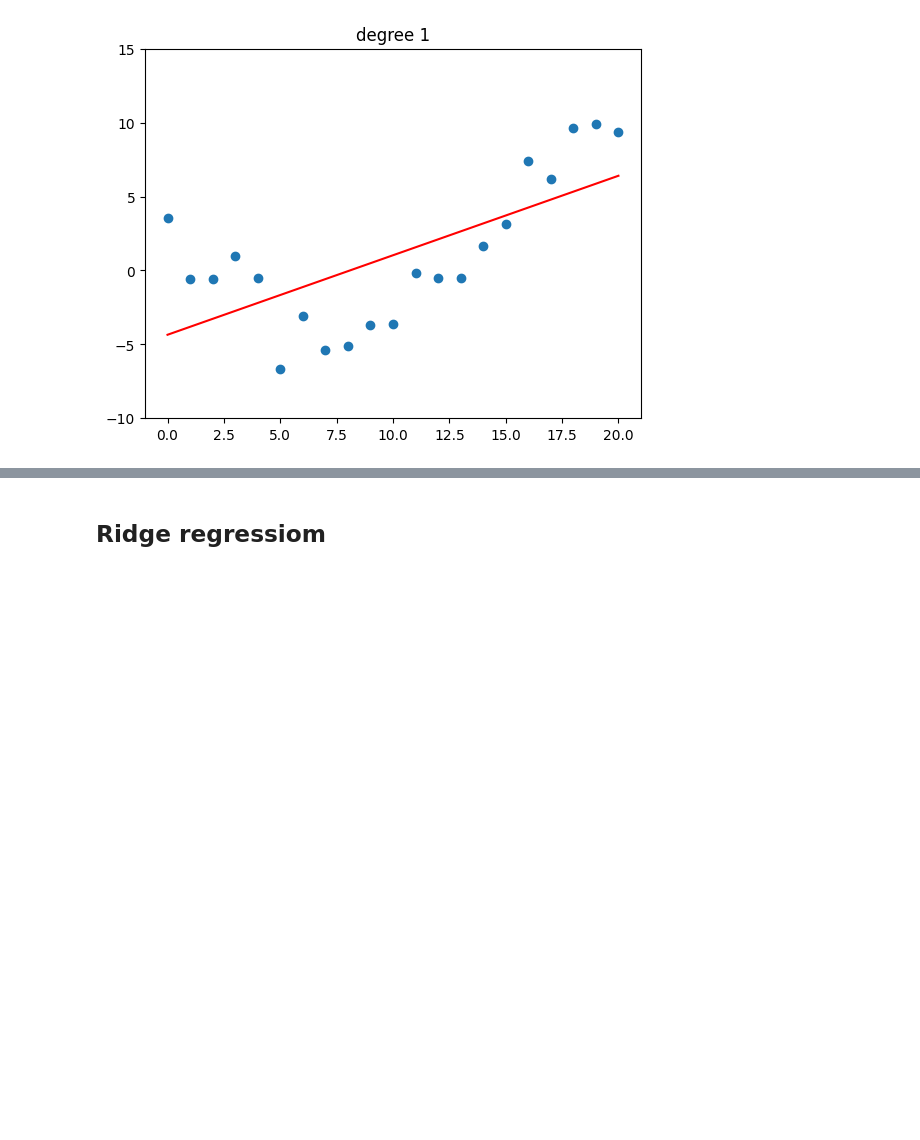
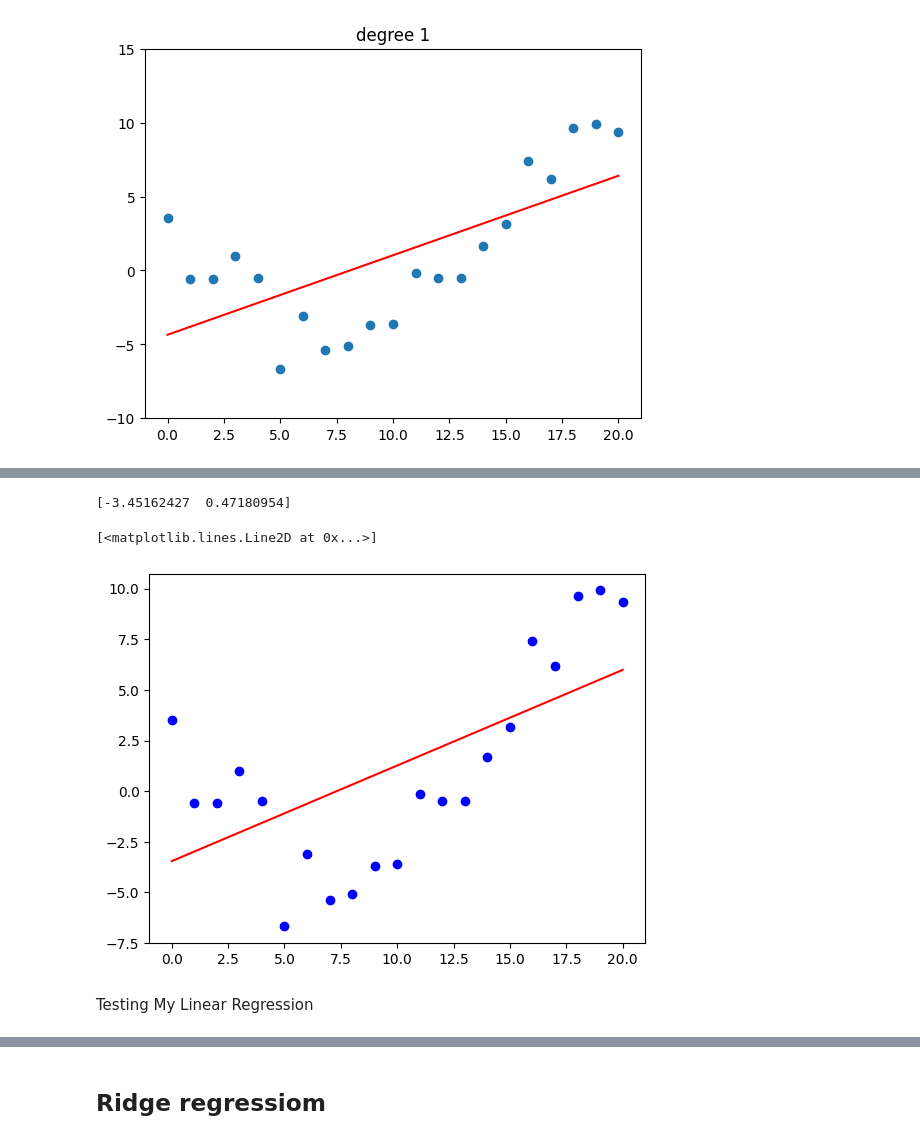
Before and after one commit to espalinha/Iniciacao-Cientifica, a Jupyter notebook: cap11/Cap11.ipynb, the cells around one changed output, grey strips where cells are left out. Saved outputs shown, nothing was run; the diff lists cells and outputs as text; code cells hidden in the pictures; blank space fills up the shorter version.

```diff
--- a/cap11/Cap11.ipynb
+++ b/cap11/Cap11.ipynb
@@ -115,34 +115,3 @@ for deg in chosen_degs:
  [19.]
  [20.]]
 [figure]
-# %%
-import numpy as np
-
-
-#algorithm implemented by description of formula 3.6, page 45, Elements of Statistical Learning, 2ed;  Trevor Hastie , Robert Tibshirani , Jerome Friedman
-def my_linear_reg(X, Y):
-    X = np.c_[np.ones((X.shape[0], 1)), X]
-    #ones were added for we find the beta_0
-    beta = np.linalg.inv(np.dot(X.T, X))
-    beta = np.dot(beta, X.T)
-    beta = np.dot(beta, Y)
-    print(beta)
-    return beta
-
-xtrain = np.array(xtrain).reshape(-1, 1)
-ytrain = np.array(ytrain)
-
-print(xtrain.shape)
-print(xtrain.shape)
-print(ytrain.shape)
-#print(np.dot(xtrain, xtrain.T))
-
-result = my_linear_reg(xtrain, ytrain)
-print("Beta:", result)
-
-fig, ax = plt.subplots() #figsize=(15, 15))
-ax.scatter(xtrain, ytrain, color='blue', label='Dados de Treino')
-
-x_range = np.linspace(min(xtrain), max(xtrain), 100)
-y_pred = result[0]+result[1] * x_range
-ax.plot(x_range, y_pred, color='red', label='Regressão Linear')
@@ -156,0 +248,17 @@ Beta: [-4.35089704  0.53773872]
+# %%
+lr = my_linear_reg()
+lr.fit_iterative(xtrain, ytrain)
+print(lr.beta)
+
+fig, ax = plt.subplots() #figsize=(15, 15))
+ax.scatter(xtrain, ytrain, color='blue', label='Dados de Treino')
+
+x_range = np.linspace(min(xtrain), max(xtrain), 100)
+y_pred = lr.predict(x_range)
+ax.plot(x_range, y_pred, color='red', label='Regressão Linear')
+# %% [output]
+[-3.45162427  0.47180954]
+[<matplotlib.lines.Line2D at 0x...>]
+[figure, added]
+# %% [markdown]
+Testing My Linear Regression
```
Also changed, not shown: parts of 13 cells of this notebook.
